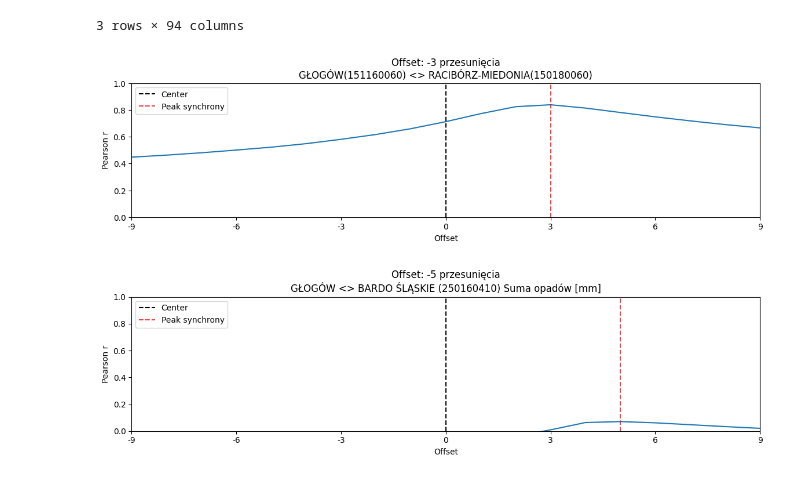
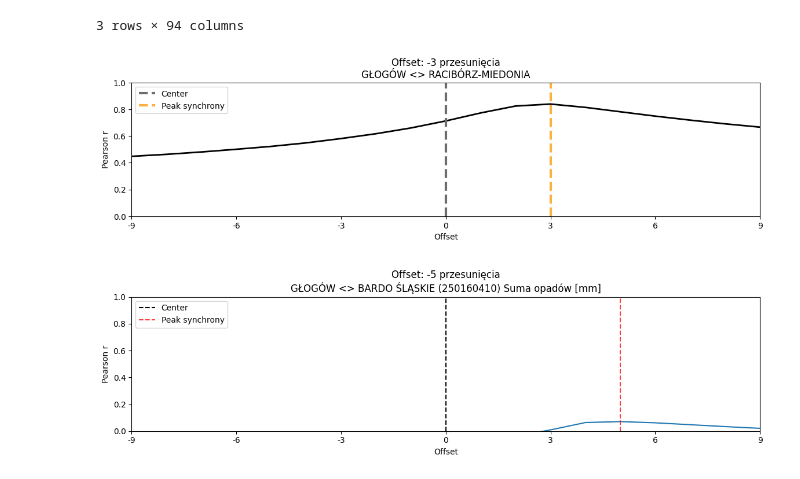
Before and after one commit to it4datascience/CuValley-Batmaja, a Jupyter notebook: expl_data_analysis/EDA.ipynb, the cells around one changed output. Cells and saved outputs as stored; diff of their text form; code cells hidden in the pictures.

```diff
--- a/expl_data_analysis/EDA.ipynb
+++ b/expl_data_analysis/EDA.ipynb
@@ -275,25 +285,31 @@ for _, stations in hierarchy.iterrows():
     water_level_col = create_col_name(stations["id_hydro"], stations["name_hydro"], water_level_suffix)
     print(water_level_col)
 
-    fig, axes = plt.subplots(1, 2, figsize=(16, 5), dpi=100)
+    fig, axes = plt.subplots(1, 2, figsize=(20, 4))
 
     sns.boxplot(x='Rok', y='Średni stan wody',
                 data=dataset_years_monthly_normalized_combined[
                     dataset_years_monthly_normalized_combined['level_2']==water_level_col],
-                ax=axes[0]).set(
-        xlabel='Rok',
-        ylabel='Średni stan wody'
-    )
-    axes[0].set_title('Box plot dla lat (trend)')
+                ax=axes[0], color='#6c6e67')
+    axes[0].set_title('Kolejne lata\nTrend', size=18)
+    axes[0].set_xlabel('Rok', fontsize=15)
+    axes[0].set_ylabel('Znormalizowany stan wody', fontsize=15)
+    axes[0].xaxis.set_tick_params(labelsize=13)
+    axes[0].yaxis.set_tick_params(labelsize=13)
+
 
     sns.boxplot(x='Miesiąc', y='Średni stan wody',
                 data=dataset_years_monthly_normalized_combined[
                     dataset_years_monthly_normalized_combined['level_2']==water_level_col],
-                ax=axes[1]).set(
-        xlabel='Miesiąc',
-        ylabel='Średni stan wody'
-    )
-    axes[1].set_title('Box plot dla miesiący (sezonowość)')
+                ax=axes[1], color='#fcb040')
+    axes[1].set_title('Miesiące\nSezonowość', size=18)
+    axes[1].set_xlabel('Miesiąc', fontsize=15)
+    axes[1].set_ylabel('Znormalizowany stan wody', fontsize=15)
+    axes[1].xaxis.set_tick_params(labelsize=13)
+    axes[1].yaxis.set_tick_params(labelsize=13)
+
+    plt.savefig(f'../results/{stations["name_hydro"]}-boxplots.png', format='png', dpi=600, transparent=True,
+                bbox_inches = "tight")
 
     plt.show()
 # %% [output]
@@ -406,41 +422,44 @@ for i, (first_station, second_station) in enumerate(combinations(hydro_stations,
         first_water_level_col = create_col_name(hierarchy.loc[first_station, "id_hydro"],
                                                 hierarchy.loc[first_station, "name_hydro"],
                                                 water_level_suffix)
-        first_station_name = hierarchy.loc[first_station, "name_hydro"] + f'({hierarchy.loc[first_station, "id_hydro"]})'
+        first_station_name = hierarchy.loc[first_station, "name_hydro"]
         second_water_level_col = create_col_name(hierarchy.loc[second_station, "id_hydro"],
                                                  hierarchy.loc[second_station, "name_hydro"],
                                                  water_level_suffix)
-        second_station_name = hierarchy.loc[second_station, "name_hydro"] + f'({hierarchy.loc[second_station, "id_hydro"]})'
-        if first_station_name == 'GŁOGÓW(151160060)':
+        second_station_name = hierarchy.loc[second_station, "name_hydro"]
+        if first_station_name == 'GŁOGÓW':
             d1 = dataset_normalized[first_water_level_col].copy()
             d2 = dataset_normalized[second_water_level_col].copy()
             rs = [crosscorr(d1, d2, lag) for lag in range(-int(9),int(9+1))]
             offset = int(np.floor(len(rs)/2)-np.argmax(rs))
             # Attaching data to a DataFrame
             d1_d2_station = pd.DataFrame()
             d1_d2_station['lag'] = range(-int(9),int(9+1))
             d1_d2_station['pierwsza_stacja'] = first_station_name
             d1_d2_station['druga_stacja'] = second_station_name
             d1_d2_station['corr'] = rs
             d1_d2_station['arg_corr'] = offset
             d1_d2_station['max_corr'] = np.max(rs)
             time_lagged_cross_correlation = pd.concat([time_lagged_cross_correlation, d1_d2_station], axis=0)
             if i < time_lagged_cross_correlation_to_show:
                 fig, ax=plt.subplots(figsize=(14,3))
-                ax.plot(rs)
-                ax.axvline(np.floor(len(rs)/2), color='k',linestyle='--', label='Center')
-                ax.axvline(np.argmax(rs), color='r',linestyle='--', label='Peak synchrony', alpha=0.75)
+                ax.plot(rs, color='black', linewidth=2)
+                ax.axvline(np.floor(len(rs)/2), color='#6c6e67',linestyle='--', label='Center', linewidth=3)
+                ax.axvline(np.argmax(rs), color='#fcb040',linestyle='--', label='Peak synchrony', linewidth=3)
                 ax.set(title=f'Offset: {offset} przesunięcia\n{first_station_name} <> {second_station_name}',
                        xlabel='Offset',ylabel='Pearson r')
                 ax.set_xticks([0, 3, 6, 9, 12, 15, 18])
                 ax.set_xlim([0, 18])
                 ax.set_ylim([0, 1])
                 ax.set_xticklabels([-9, -6, -3, 0, 3, 6, 9])
+                plt.legend(loc='upper left')
+                plt.savefig(f'../results/TLCC-{first_station_name}-{second_station_name}.png', format='png', dpi=600,
+                            transparent=True,
+                            bbox_inches = "tight")
 
-                plt.legend(loc='upper left')
                 plt.show()
 # %% [output]
-[figure, old version]
+[figure, new version]
 # %%
 time_lagged_cross_correlation_to_show = 3
 
```
Also changed, not shown: parts of 6 cells of this notebook, 8 other files.
